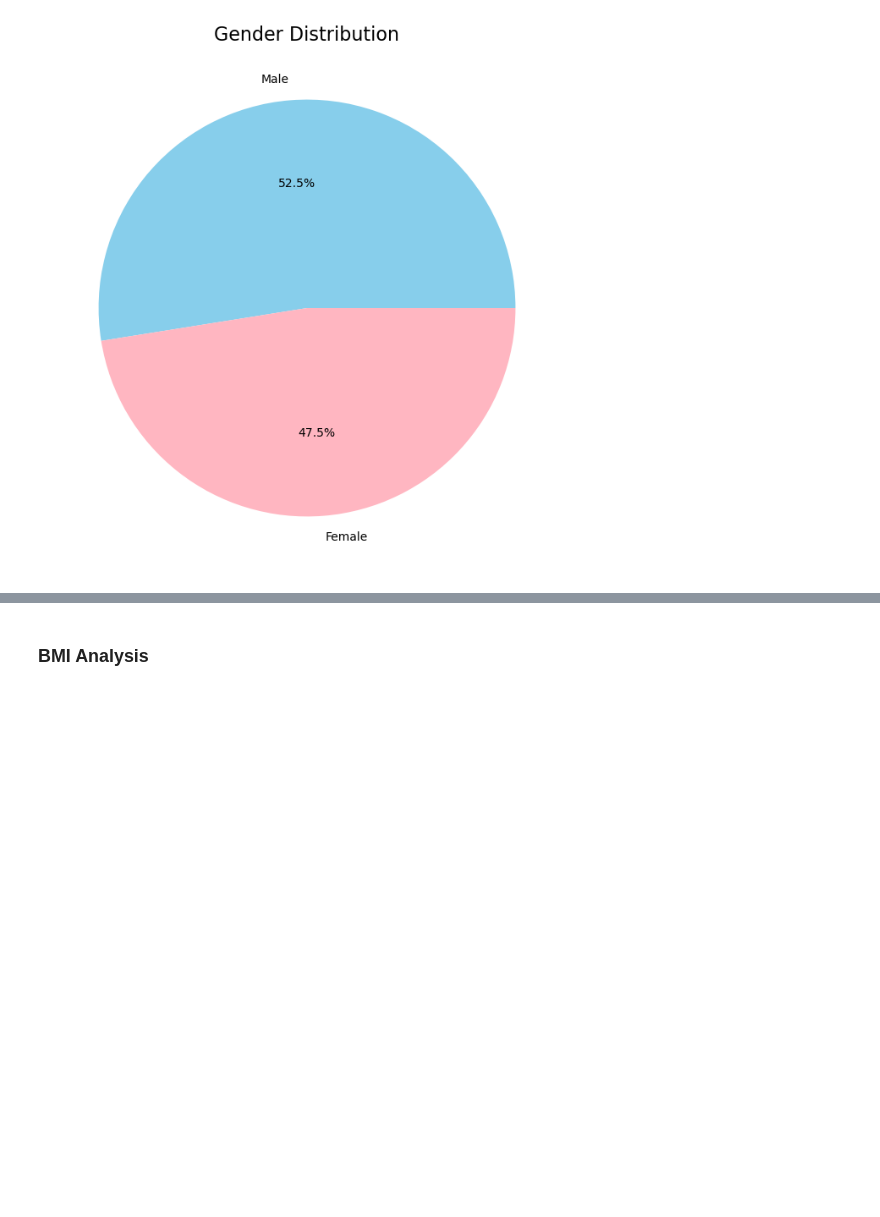
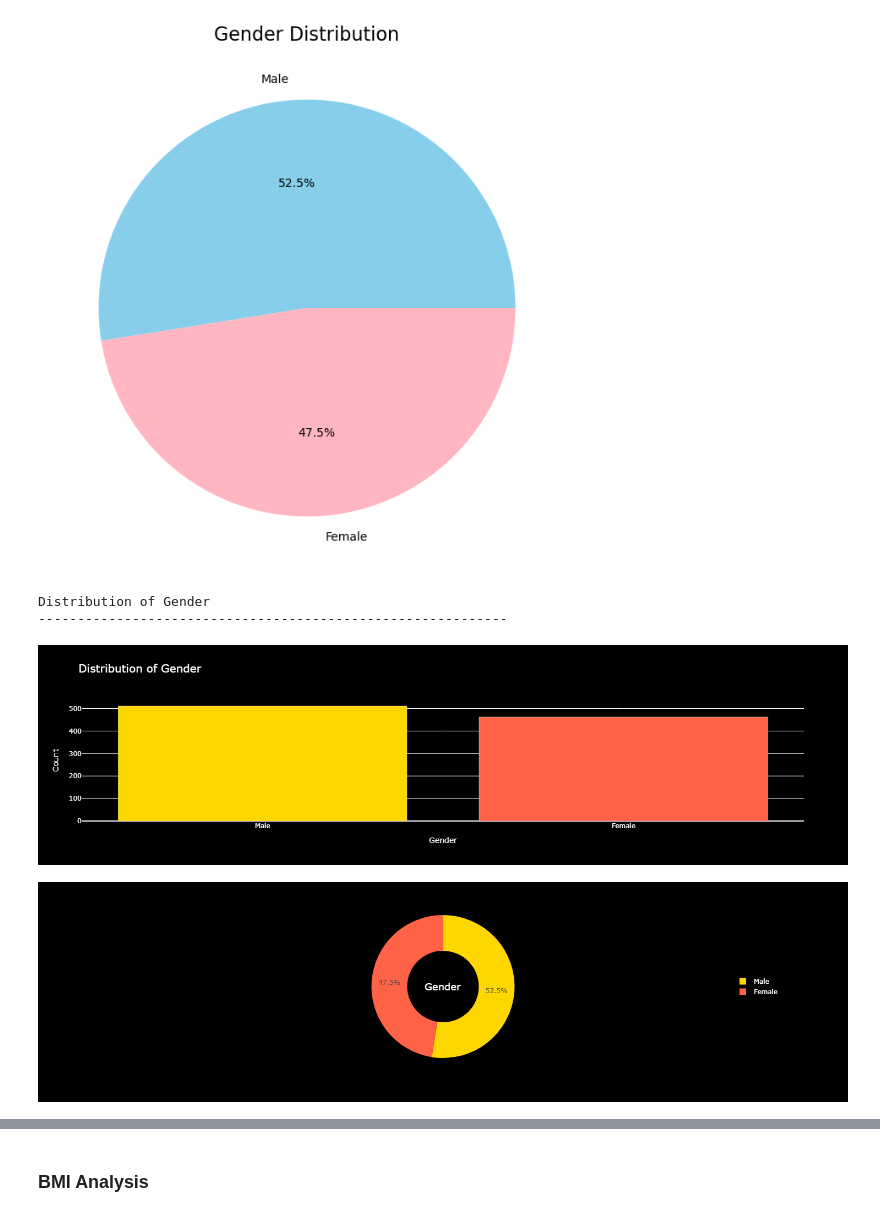
Before and after one commit to HilthonTT/gym-members-exercise, a Jupyter notebook: src/main.ipynb, the cells around one changed output, grey strips where cells are left out. Cells and saved outputs as stored; diff of their text form; code cells hidden in the pictures; blank space fills up the shorter version.

Commit message:
added more analysis

```diff
--- a/src/main.ipynb
+++ b/src/main.ipynb
@@ -111,3 +113,83 @@ plt.title('Gender Distribution', fontsize=16)
 plt.show()
 # %% [output]
 [figure]
+# %%
+import plotly.express as px
+
+cat_columns = df[['Gender', 'Workout_Type', 'Workout_Frequency (days/week)', 'Experience_Level']]
+
+def univariateAnalysis_category(cols):
+    print('Distribution of', cols)
+    print('-' * 60)
+
+    colors = [
+        '#FFD700', '#FF6347', '#40E0D0', '#FF69B4', '#7FFFD4',
+        '#FFA500', '#00FA9A', '#FF4500', '#4682B4', '#DA70D6',
+        '#FFB6C1', '#FF1493', '#FF8C00', '#98FB98', '#9370DB',
+        '#32CD32', '#00CED1', '#1E90FF', '#FFFF00', '#7CFC00'
+    ]
+
+    value_counts = cat_columns[cols].value_counts()
+
+    # Create bar plot
+    fig = px.bar(
+        value_counts,
+        x=value_counts.index,
+        y=value_counts.values,
+        title=f'Distribution of {cols}',
+        labels={'x': 'Categories', 'y': 'Count'},
+        color_discrete_sequence=[colors]
+    )
+
+    fig.update_layout(
+        plot_bgcolor='#000000',
+        paper_bgcolor='#000000',
+        font=dict(color='white', size=12),
+        title_font=dict(size=20),
+        legend_font=dict(color='white', size=12),
+        width=500,  # Adjusted width
+        height=400  # Adjusted height
+    )
+    fig.show()
+
+    # Calculate percentage
+    percentage = (value_counts / value_counts.sum()) * 100
+
+    # Create pie chart
+    fig = px.pie(
+        values=percentage,
+        names=value_counts.index,
+        labels={'names': 'Categories', 'values': 'Percentage'},
+        hole=0.5,
+        color_discrete_sequence=colors,
+    )
+
+    fig.add_annotation(
+        x=0.5,
+        y=0.5,
+        text=cols,
+        font=dict(size=18, color='white'),
+        showarrow=False
+    )
+
+    fig.update_layout(
+        plot_bgcolor='#000000',
+        paper_bgcolor='#000000',
+        font=dict(color='white', size=12),
+        title_font=dict(size=30),
+        legend=dict(x=0.9, y=0.5),
+        legend_font=dict(color='white', size=12),
+        width=500,
+        height=400
+    )
+
+    fig.show()
+    print("           ")
+
+for col in cat_columns:
+    univariateAnalysis_category(col)
+# %% [output]
+Distribution of Gender
+------------------------------------------------------------
+[figure, added]
+[figure, added]
```
Also changed, not shown: parts of 9 cells of this notebook.
